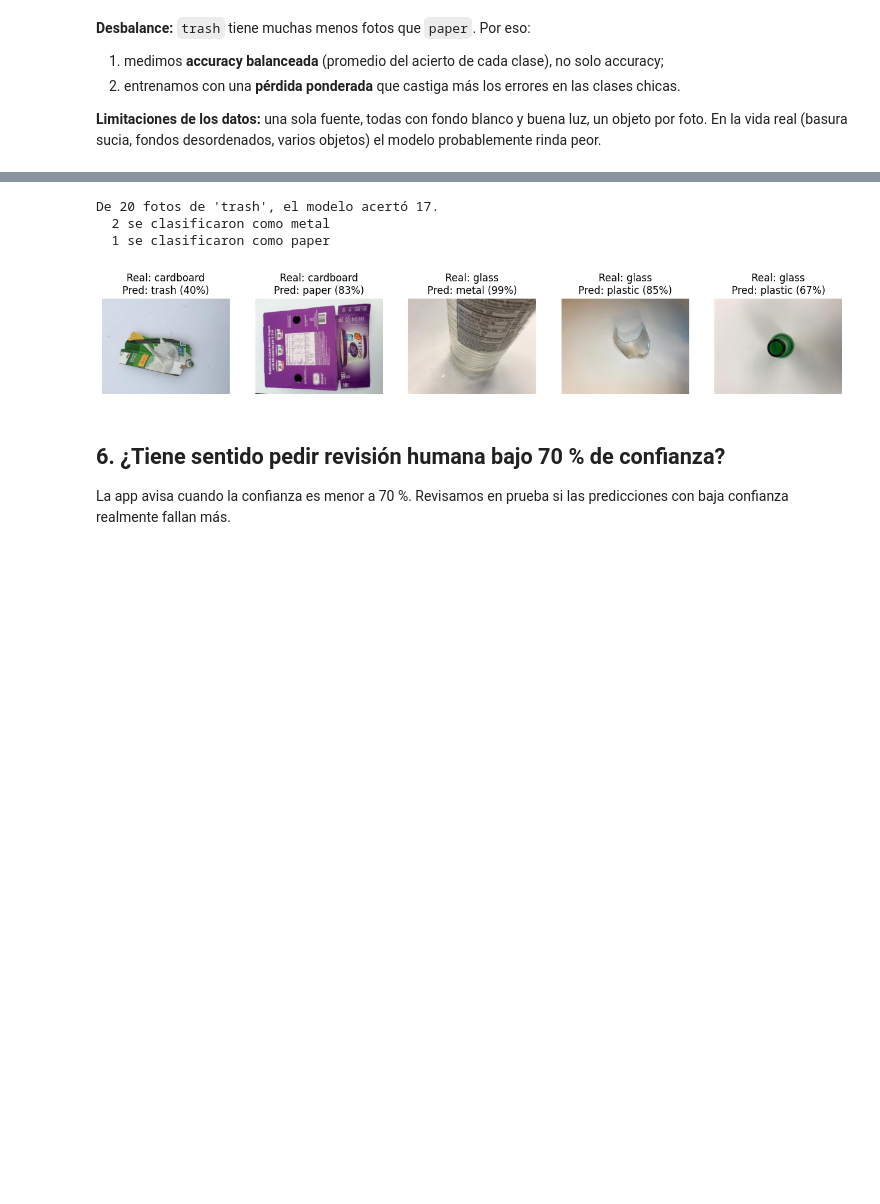
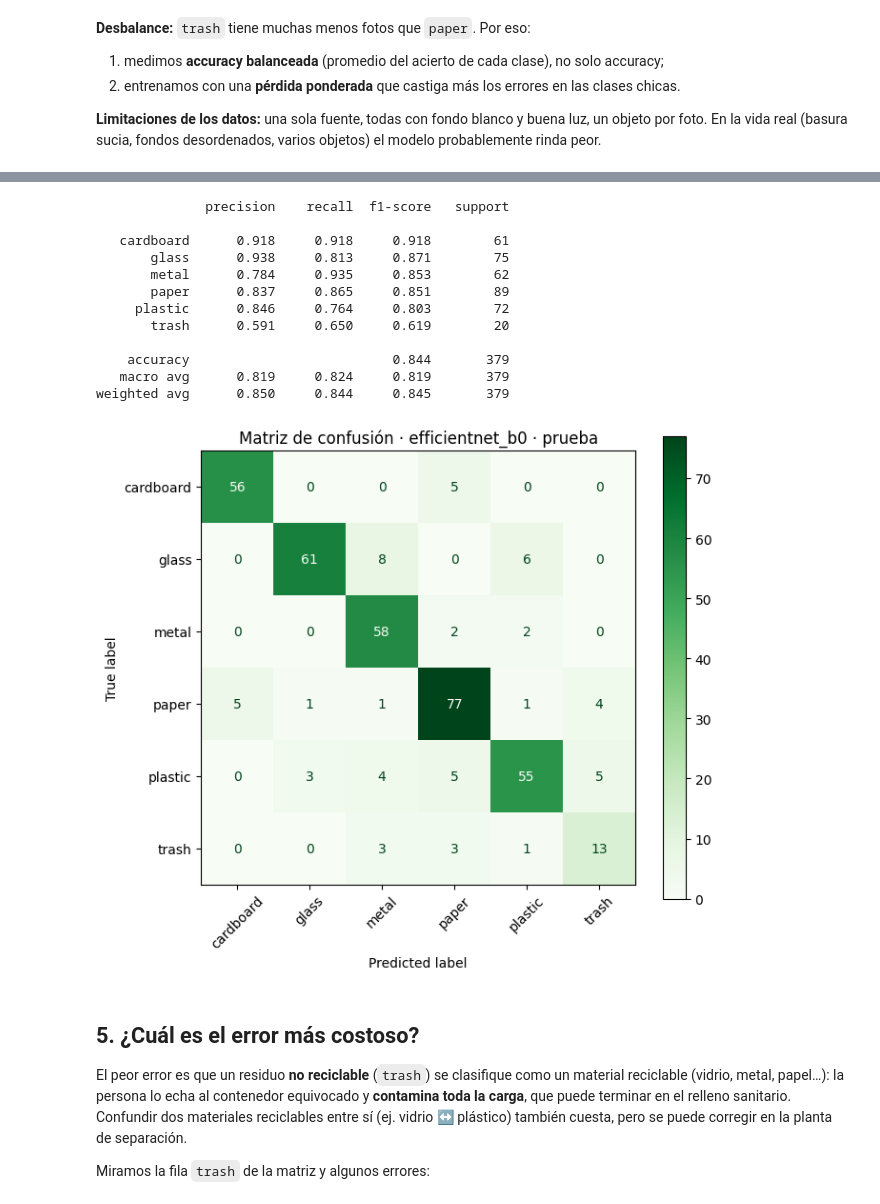
Before and after one commit to gabrielahobaica/certamen1-ia-generativa-EcoScan, a Jupyter notebook: notebooks/entrenamiento.ipynb, the cells around one changed output, grey strips where cells are left out. Cells and saved outputs as stored; diff of their text form; code cells hidden in the pictures; blank space fills up the shorter version.

```diff
--- a/notebooks/entrenamiento.ipynb
+++ b/notebooks/entrenamiento.ipynb
@@ -128,6 +134,6 @@ conteos
 # %%
-fig, ejes = plt.subplots(1, 6, figsize=(16, 3))
-for eje, clase in zip(ejes, CLASES):
-    eje.imshow(Image.open(train[train.clase == clase].ruta.iloc[0])); eje.set_title(clase); eje.axis("off")
+fig, ejes = plt.subplots(1, 6, figsize=(16, 3))      # una foto de ejemplo por clase
+for eje, c in zip(ejes, CLASES):
+    eje.imshow(Image.open(train[train.clase == c].ruta.iloc[0])); eje.set_title(c); eje.axis("off")
 plt.show()
 # %% [output]
@@ -242,0 +231,2 @@ plt.xlabel("Época"); plt.ylabel("Accuracy balanceada (validación)"); plt.legen
+# %%
+MODELOS = {nombre: entrenar(nombre) for nombre in ["efficientnet_b0", "resnet18"]}   # enfoques 2 y 3
@@ -296,0 +261,16 @@ Miramos la fila `trash` de la matriz:
+# %%
+elegido = max(MODELOS, key=lambda n: RESULTADOS[n]["acc_balanceada_val"])   # mejor en validación
+print("Modelo elegido por validación:", elegido, "\n")
+
+evaluar("1 · CLIP (sin entrenar)", predecir_clip, "test")
+for nombre, m in MODELOS.items():
+    _, rutas_test, y_real, y_pred = evaluar(nombre, lambda ruta: predecir_timm(m["modelo"], m["prep"], ruta), "test")
+    if nombre == elegido:                             # guardamos las predicciones del elegido
+        rutas, reales, preds = rutas_test, y_real, y_pred
+
+tabla = pd.DataFrame(RESULTADOS).T                    # una fila por enfoque
+plt.figure(figsize=(8, 2.8))
+plt.barh(tabla.index, tabla["acc_balanceada_test"], color=["#9aa5b1", "#1b7d61", "#62b99a"])
+plt.axvline(1/6, ls="--", color="gray"); plt.text(1/6 + .01, -0.45, "azar", color="gray")
+plt.xlim(0, 1); plt.xlabel("Accuracy balanceada en prueba"); plt.tight_layout(); plt.show()
+tabla
@@ -297,24 +288,29 @@ Miramos la fila `trash` de la matriz:
 # %%
-i = CLASES.index("trash")
-fila_trash = confusion_matrix(y_test, pred_test)[i]
-print(f"De {fila_trash.sum()} fotos de 'trash', el modelo acertó {fila_trash[i]}.")
-for j, n in enumerate(fila_trash):
-    if j != i and n > 0:
-        print(f"  {n} se clasificaron como {CLASES[j]}")
+print(classification_report(reales, preds, labels=CLASES, digits=3))   # precision, recall y f1 por clase
 
-rutas_test = [r for r, _ in ImageFolder(f"{DATOS}/test").samples]           # mismo orden que las predicciones
-errores = np.where(pred_test != y_test)[0]
-fig, ejes = plt.subplots(1, 5, figsize=(16, 3.5))
-for eje, k in zip(ejes, errores[:5]):
-    eje.imshow(Image.open(rutas_test[k])); eje.axis("off")
-    eje.set_title(f"Real: {CLASES[y_test[k]]}\nPred: {CLASES[pred_test[k]]} ({probs_test[k].max():.0%})")
-plt.show()
+fig, ax = plt.subplots(figsize=(7, 6))
+ConfusionMatrixDisplay(confusion_matrix(reales, preds, labels=CLASES), display_labels=CLASES).plot(
+    ax=ax, cmap="Greens", xticks_rotation=45)        # matriz de confusión
+ax.set_title(f"Matriz de confusión · {elegido} · prueba"); plt.tight_layout()
+os.makedirs("/content/modelo", exist_ok=True)
+plt.savefig("/content/modelo/matriz_confusion.png", dpi=150); plt.show()   # la app muestra esta imagen
 # %% [output]
-De 20 fotos de 'trash', el modelo acertó 17.
-  2 se clasificaron como metal
-  1 se clasificaron como paper
+              precision    recall  f1-score   support
+
+   cardboard      0.918     0.918     0.918        61
+       glass      0.938     0.813     0.871        75
+       metal      0.784     0.935     0.853        62
+       paper      0.837     0.865     0.851        89
+     plastic      0.846     0.764     0.803        72
+       trash      0.591     0.650     0.619        20
+
+    accuracy                          0.844       379
+   macro avg      0.819     0.824     0.819       379
+weighted avg      0.850     0.844     0.845       379
-[figure, old version]
+[figure, new version]
 # %% [markdown]
-## 6. ¿Tiene sentido pedir revisión humana bajo 70 % de confianza?
-La app avisa cuando la confianza es menor a 70 %. Revisamos en prueba si las predicciones con baja confianza realmente fallan más.
+## 5. ¿Cuál es el error más costoso?
+El peor error es que un residuo **no reciclable** (`trash`) se clasifique como un material reciclable (vidrio, metal, papel…): la persona lo echa al contenedor equivocado y **contamina toda la carga**, que puede terminar en el relleno sanitario. Confundir dos materiales reciclables entre sí (ej. vidrio ↔ plástico) también cuesta, pero se puede corregir en la planta de separación.
+
+Miramos la fila `trash` de la matriz y algunos errores:
 # %%
```
Also changed, not shown: parts of 30 cells of this notebook.
